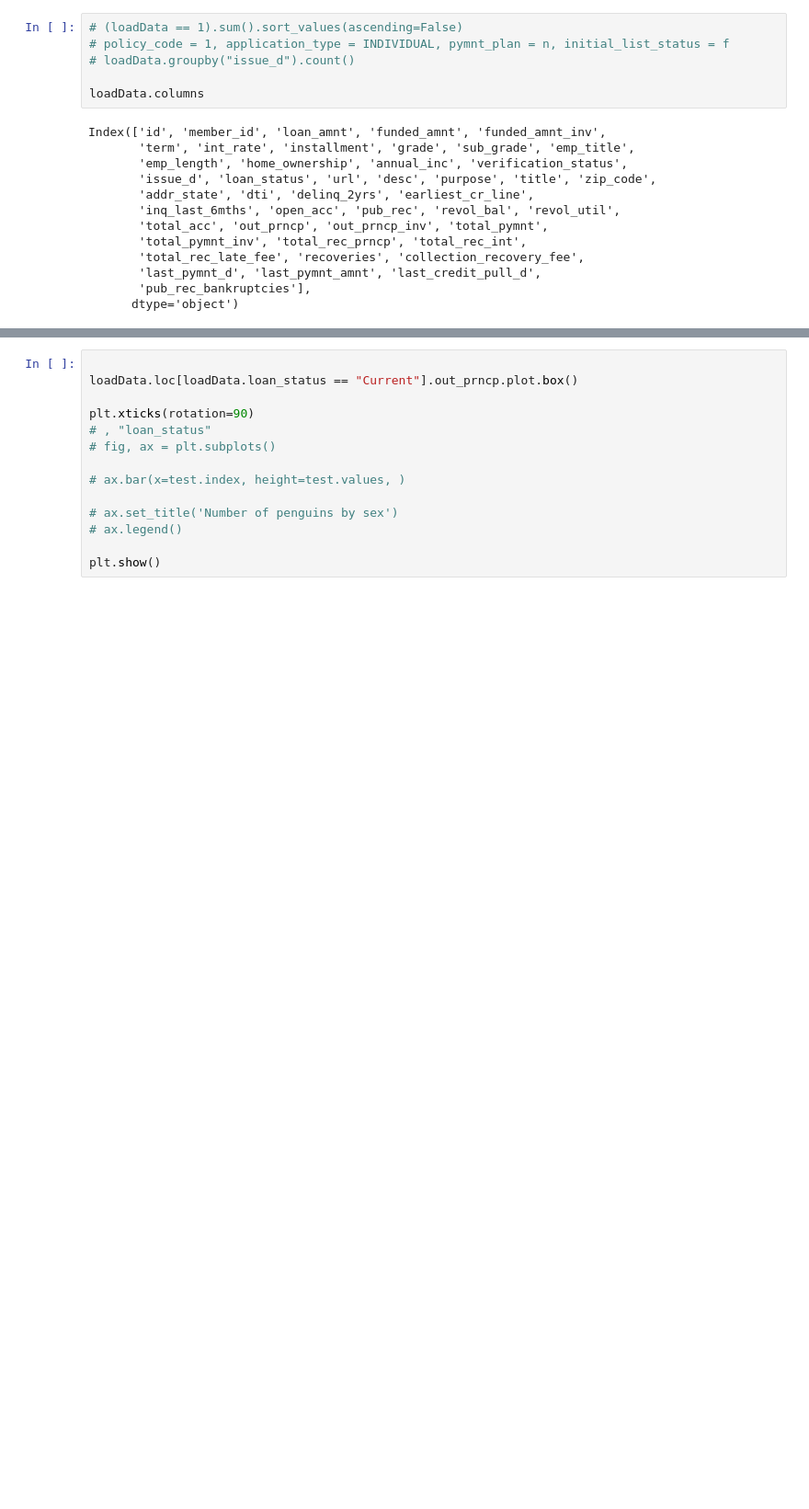
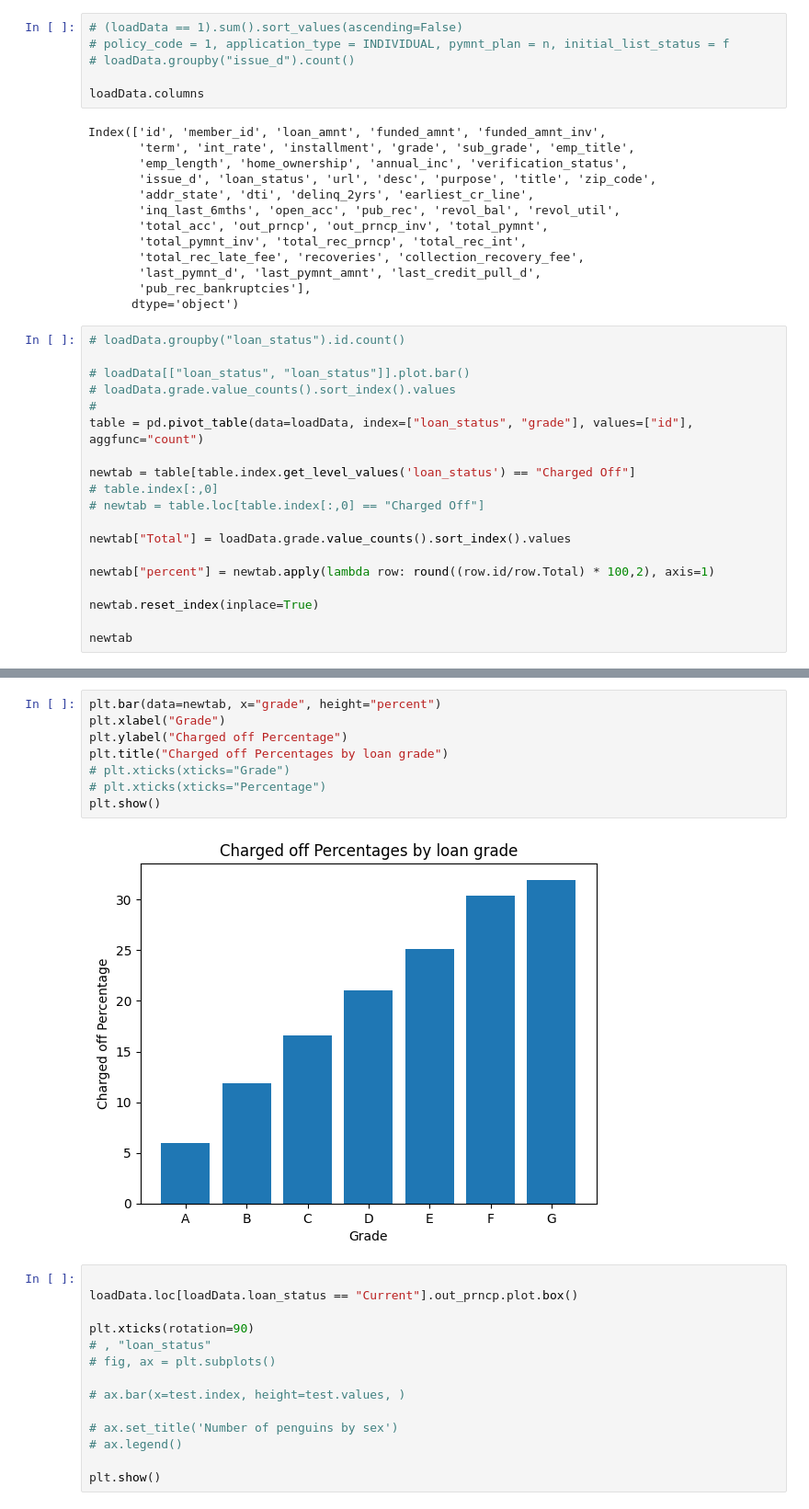
Before and after one commit to AshishTondon/LendingClubCaseStudy, a Jupyter notebook: lendling_club_analysis.ipynb, the cells around one changed output, grey strips where cells are left out. Shown: that part at 92% size. Cells and saved outputs as stored; diff of their text form; blank space fills up the shorter version.

```diff
--- a/lendling_club_analysis.ipynb
+++ b/lendling_club_analysis.ipynb
@@ -128,3 +132,22 @@ Index(['id', 'member_id', 'loan_amnt', 'funded_amnt', 'funded_amnt_inv',
        'last_pymnt_d', 'last_pymnt_amnt', 'last_credit_pull_d',
        'pub_rec_bankruptcies'],
       dtype='object')
+# %%
+# loadData.groupby("loan_status").id.count()
+
+# loadData[["loan_status", "loan_status"]].plot.bar()
+# loadData.grade.value_counts().sort_index().values
+#
+table = pd.pivot_table(data=loadData, index=["loan_status", "grade"], values=["id"], aggfunc="count")
+
+newtab = table[table.index.get_level_values('loan_status') == "Charged Off"]
+# table.index[:,0]
+# newtab = table.loc[table.index[:,0] == "Charged Off"]
+
+newtab["Total"] = loadData.grade.value_counts().sort_index().values
+
+newtab["percent"] = newtab.apply(lambda row: round((row.id/row.Total) * 100,2), axis=1)
+
+newtab.reset_index(inplace=True)
+
+newtab
@@ -131,3 +173,13 @@ Index(['id', 'member_id', 'loan_amnt', 'funded_amnt', 'funded_amnt_inv',
+# %%
+plt.bar(data=newtab, x="grade", height="percent")
+plt.xlabel("Grade")
+plt.ylabel("Charged off Percentage")
+plt.title("Charged off Percentages by loan grade")
+# plt.xticks(xticks="Grade")
+# plt.xticks(xticks="Percentage")
+plt.show()
+# %% [output]
+[figure, added]
 # %%
 
 loadData.loc[loadData.loan_status == "Current"].out_prncp.plot.box()
```
Also changed, not shown: parts of 4 cells of this notebook.
